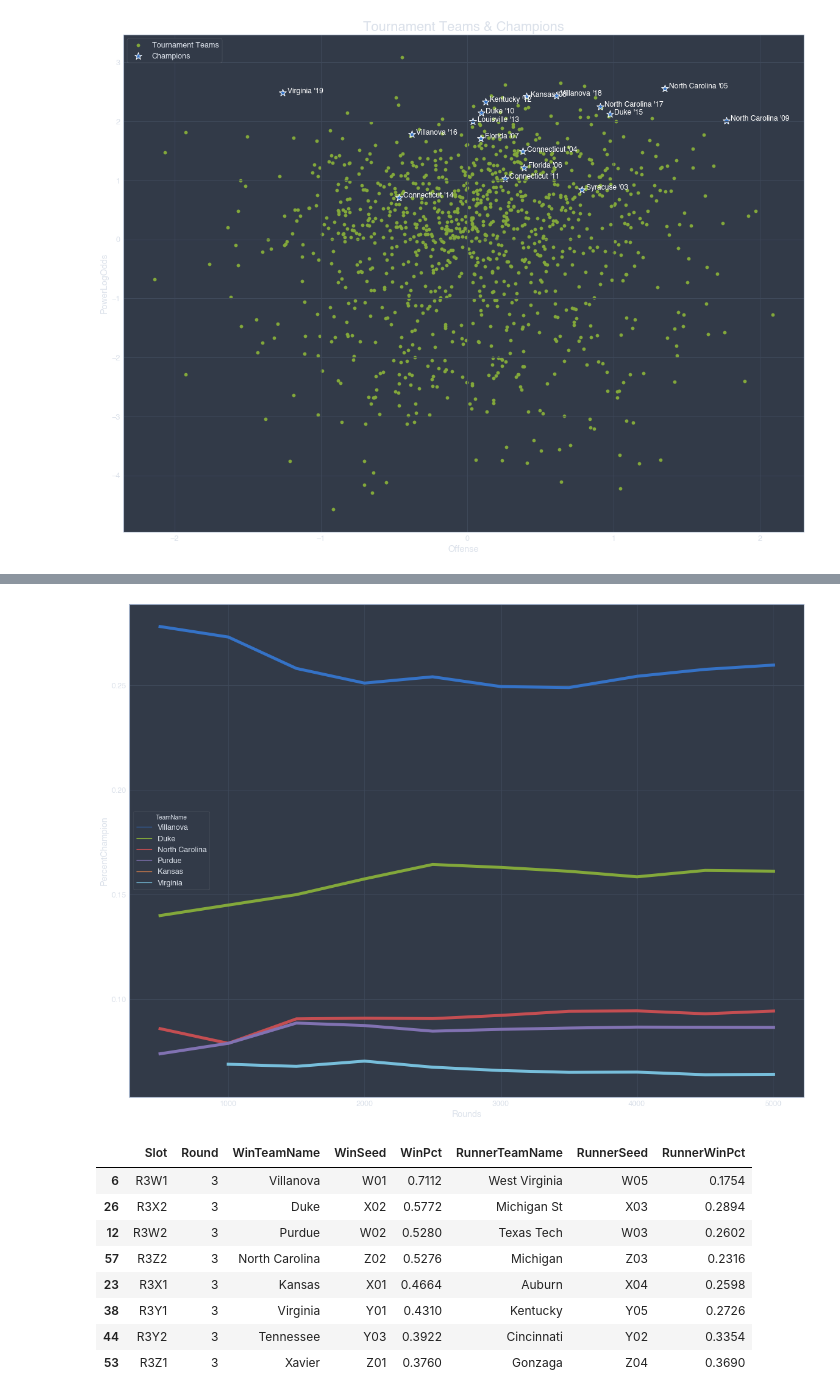
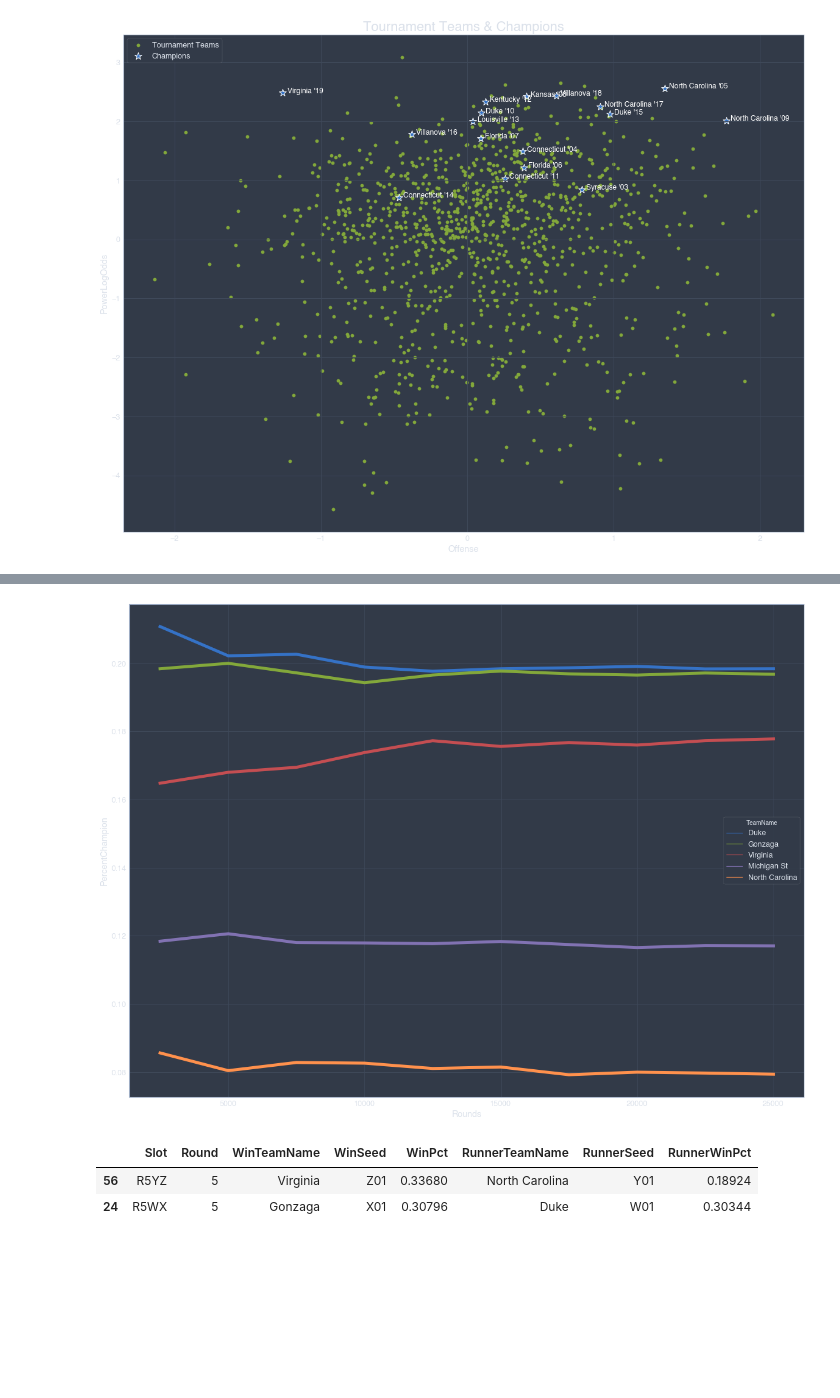
Before and after one commit to jamestwhedbee/jupyter_notebooks, a Jupyter notebook: MarchMadness/PredictMarchMadness.ipynb, the cells around one changed output, grey strips where cells are left out. Drawn from its saved outputs; the diff is of its cells as text; code cells hidden in the pictures; blank space fills up the shorter version.

```diff
--- a/MarchMadness/PredictMarchMadness.ipynb
+++ b/MarchMadness/PredictMarchMadness.ipynb
@@ -15,7 +15,7 @@ from collections import defaultdict
 # %%
 DATA_DIR = "~/jupyter_notebooks/DATA/MarchMadness"
 # %%
-YEAR = 2018
+YEAR = 2019
 raw_tournament_df = pd.read_csv(f"{DATA_DIR}/output/teams.csv")
 tournament_df = raw_tournament_df[raw_tournament_df["Season"] == YEAR]
 tournament_df
@@ -283,7 +268,7 @@ slots_wins = defaultdict(lambda: defaultdict(int))
 total_stats = defaultdict(lambda: defaultdict(int))
 simulation_progression = []
 
-SIMULATION_ROUNDS = 5000
+SIMULATION_ROUNDS = 25000
 SIM_MOD = SIMULATION_ROUNDS / 10
 TOP_N = 5
 for i in tqdm(range(SIMULATION_ROUNDS)):
@@ -477,7 +462,7 @@ sns.lineplot(
     x="Rounds", y="PercentChampion", hue="TeamName", linewidth=5
 );
 # %% [output]
-[figure, old version]
+[figure, new version]
 # %%
  # What is the most common bracket?
 bracket_slots = []
@@ -506,17 +491,11 @@ bracket_df = bracket_df[[
     "RunnerTeamName", "RunnerSeed", "RunnerWinPct"
 ]]
 # %%
-bracket_df[bracket_df["Round"] == 3].sort_values("WinPct", ascending=False)
+bracket_df[bracket_df["Round"] == 5].sort_values("WinPct", ascending=False)
 # %% [output]
 |  | Slot | Round | WinTeamName | WinSeed | WinPct | RunnerTeamName | RunnerSeed | RunnerWinPct |
-| 6 | R3W1 | 3 | Villanova | W01 | 0.7112 | West Virginia | W05 | 0.1754 |
-| 26 | R3X2 | 3 | Duke | X02 | 0.5772 | Michigan St | X03 | 0.2894 |
-| 12 | R3W2 | 3 | Purdue | W02 | 0.5280 | Texas Tech | W03 | 0.2602 |
-| 57 | R3Z2 | 3 | North Carolina | Z02 | 0.5276 | Michigan | Z03 | 0.2316 |
-| 23 | R3X1 | 3 | Kansas | X01 | 0.4664 | Auburn | X04 | 0.2598 |
-| 38 | R3Y1 | 3 | Virginia | Y01 | 0.4310 | Kentucky | Y05 | 0.2726 |
-| 44 | R3Y2 | 3 | Tennessee | Y03 | 0.3922 | Cincinnati | Y02 | 0.3354 |
-| 53 | R3Z1 | 3 | Xavier | Z01 | 0.3760 | Gonzaga | Z04 | 0.3690 |
+| 56 | R5YZ | 5 | Virginia | Z01 | 0.33680 | North Carolina | Y01 | 0.18924 |
+| 24 | R5WX | 5 | Gonzaga | X01 | 0.30796 | Duke | W01 | 0.30344 |
 # %%
 # Submit to Kaggle
 import itertools
```
Also changed, not shown: parts of 15 cells of this notebook.
